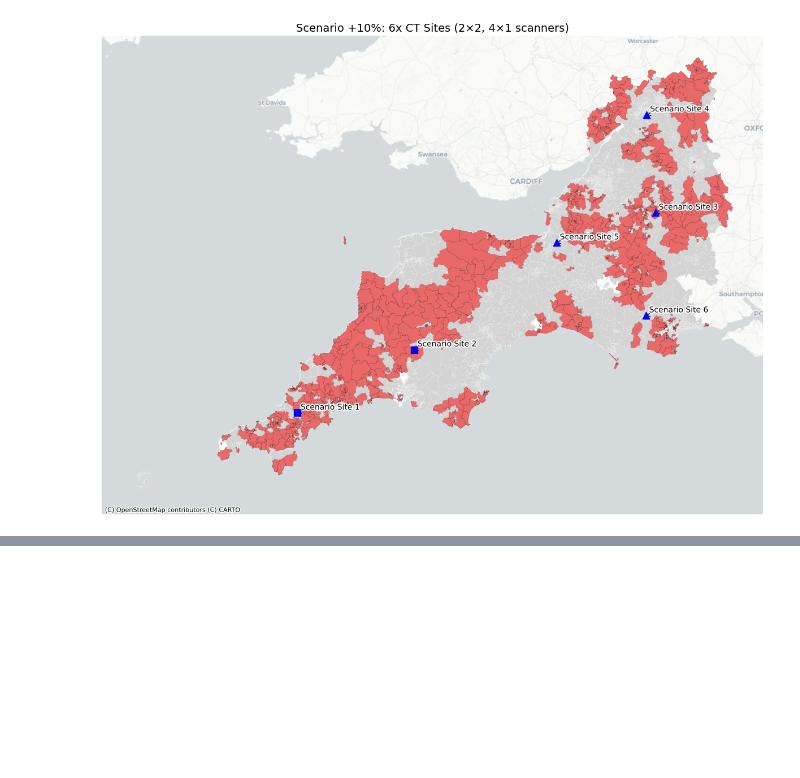
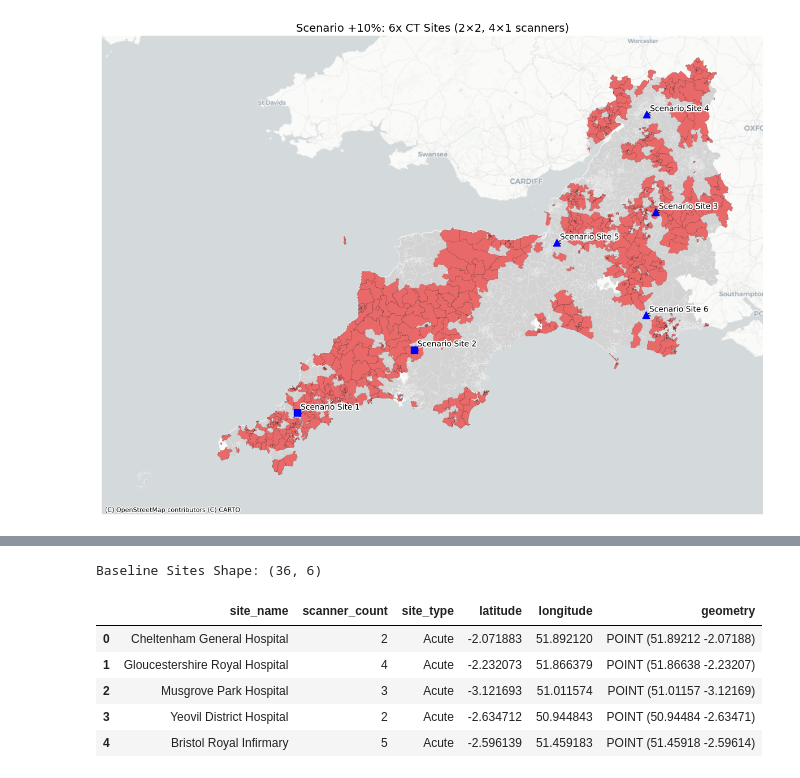
Before and after one commit to RossTylr/diagnostic-modality-demand, a Jupyter notebook: notebooks/05a2_Enhanced_3-Step_Floating_Catchment_Area_Scenario_Modelling.ipynb, the cells around one changed output, grey strips where cells are left out. Drawn from its saved outputs; the diff is of its cells as text; code cells hidden in the pictures; blank space fills up the shorter version.

```diff
--- a/notebooks/05a2_Enhanced_3-Step_Floating_Catchment_Area_Scenario_Modelling.ipynb
+++ b/notebooks/05a2_Enhanced_3-Step_Floating_Catchment_Area_Scenario_Modelling.ipynb
@@ -568,49 +760,55 @@ Scenario Site 8  22002.389099          0.057329     6        E01014418 3783.5999
 # %%
 # ----------------------------------------------------------
-# Step 7 – Prepare GeoDataFrames for Facility Visualisation
+# Step 6a – Format Baseline CT Sites (Acute + CDC)
 # ----------------------------------------------------------
+
 import geopandas as gpd
-from shapely.geometry import Point
 
-# Convert Acute and CDC to GeoDataFrames (EPSG:4326)
+# Ensure latitude and longitude columns are not null
+df_acute_ct = df_acute_ct.dropna(subset=["latitude", "longitude"])
+df_cdc_ct = df_cdc_ct.dropna(subset=["latitude", "longitude"])
+
+# Convert Acute hospital sites to GeoDataFrame with WGS84 CRS
 acute_gdf = gpd.GeoDataFrame(
     df_acute_ct.copy(),
     geometry=gpd.points_from_xy(df_acute_ct["longitude"], df_acute_ct["latitude"]),
-    crs="EPSG:4326"
+    crs="EPSG:4326"  # WGS84
 )
-acute_gdf["site_type"] = "Acute Hospital"
+acute_gdf["site_type"] = "Acute"
 acute_gdf["scanner_count"] = acute_gdf["CT Scanners"]
+acute_gdf["site_name"] = acute_gdf["Name"]
 
+# Convert CDC sites to GeoDataFrame with WGS84 CRS
 cdc_gdf = gpd.GeoDataFrame(
     df_cdc_ct.copy(),
     geometry=gpd.points_from_xy(df_cdc_ct["longitude"], df_cdc_ct["latitude"]),
-    crs="EPSG:4326"
+    crs="EPSG:4326"  # WGS84
 )
 cdc_gdf["site_type"] = "CDC"
 cdc_gdf["scanner_count"] = cdc_gdf["CT Scanners"]
+cdc_gdf["site_name"] = cdc_gdf["Name"]
 
-# ----------------------------------------------------------
-# Step 7b – Convert +10% Scenario Sites to GeoDataFrame
-# ----------------------------------------------------------
+# Define unified export columns
+columns_export = [
+    "site_name",
+    "scanner_count",
+    "site_type",
+    "latitude",
+    "longitude",
+    "geometry"
+]
 
-# Assume `sites_10pct` includes 'Site Name', 'nearest_lsoa21cd', 'rank', etc.
+# Combine Acute + CDC into single baseline GeoDataFrame
+baseline_sites = pd.concat([acute_gdf, cdc_gdf], ignore_index=True)[columns_export].copy()
 
-# Merge with segment master to get lat/lon for each LSOA centroid
-scenario_gdf_10pct = sites_10pct.merge(
-    gdf_segment[["lsoa21cd", "lat", "long"]],
-    left_on="nearest_lsoa21cd",
-    right_on="lsoa21cd",
-    how="left"
-)
-
-# Assign scanner count: 2 sites with 2, 4 sites with 1
-scanner_counts = [2, 2, 1, 1, 1, 1]
-scenario_gdf_10pct["scanner_count"] = scanner_counts
-scenario_gdf_10pct["site_type"] = "Scenario Site"
-
-# Create geometry column
-scenario_gdf_10pct = gpd.GeoDataFrame(
-    scenario_gdf_10pct.copy(),
-    geometry=gpd.points_from_xy(scenario_gdf_10pct["long"], scenario_gdf_10pct["lat"]),
-    crs="EPSG:4326"
-)
+# Preview summary
+print("Baseline Sites Shape:", baseline_sites.shape)
+display(baseline_sites.head())
+# %% [output]
+Baseline Sites Shape: (36, 6)
+|  | site_name | scanner_count | site_type | latitude | longitude | geometry |
+| 0 | Cheltenham General Hospital | 2 | Acute | -2.071883 | 51.892120 | POINT (51.89212 -2.07188) |
+| 1 | Gloucestershire Royal Hospital | 4 | Acute | -2.232073 | 51.866379 | POINT (51.86638 -2.23207) |
+| 2 | Musgrove Park Hospital | 3 | Acute | -3.121693 | 51.011574 | POINT (51.01157 -3.12169) |
+| 3 | Yeovil District Hospital | 2 | Acute | -2.634712 | 50.944843 | POINT (50.94484 -2.63471) |
+| 4 | Bristol Royal Infirmary | 5 | Acute | -2.596139 | 51.459183 | POINT (51.45918 -2.59614) |
```
Also changed, not shown: parts of 13 cells of this notebook, 6 other files.
